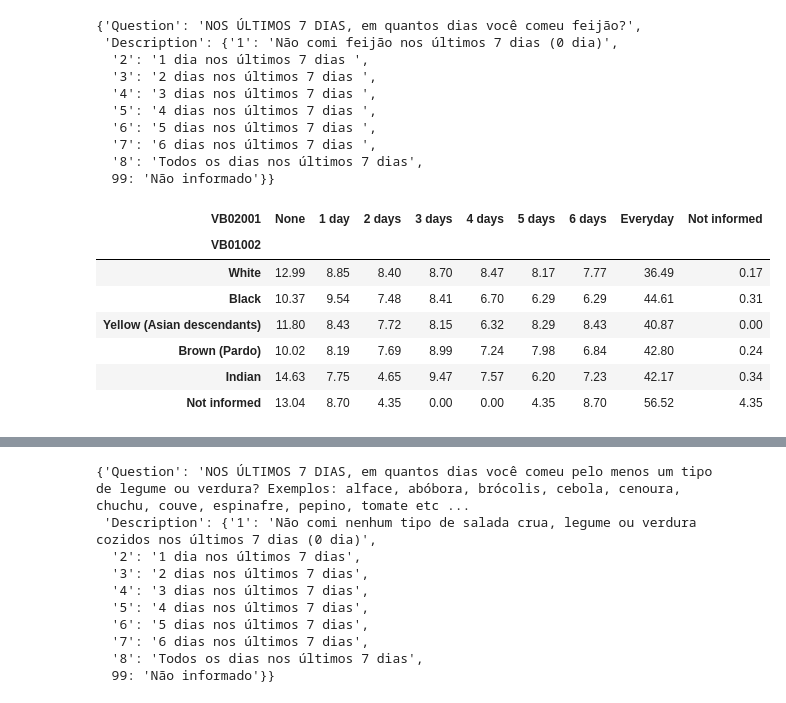
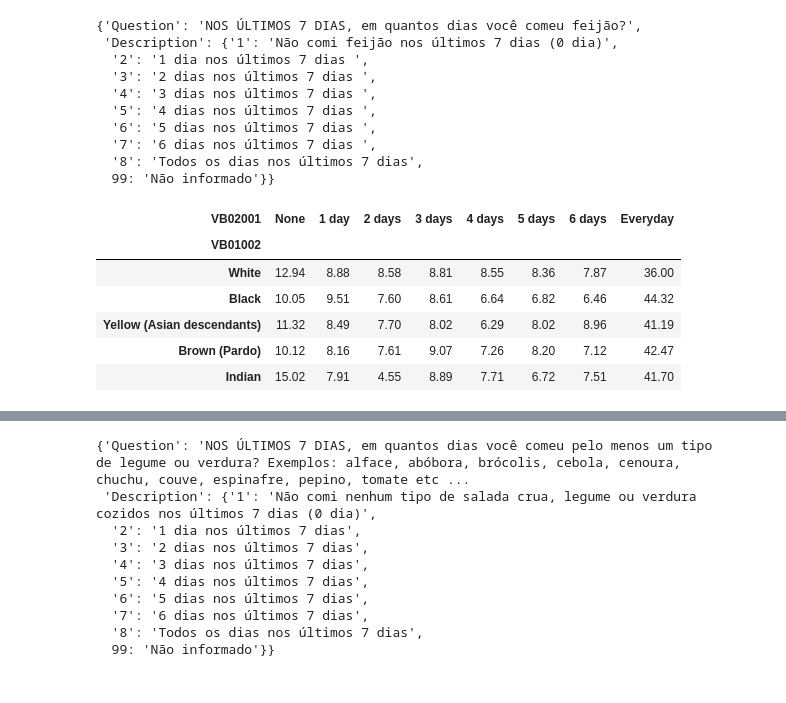
Before and after one commit to anaapbernardo/Bootcamp_DataScience, a Jupyter notebook: Module 3 - Statistics/Ana_Bernardo - Project 3.ipynb, the cells around one changed output, grey strips where cells are left out. Cells and saved outputs as stored; diff of their text form; code cells hidden in the pictures.

```diff
--- a/Module 3 - Statistics/Ana_Bernardo - Project 3.ipynb
+++ b/Module 3 - Statistics/Ana_Bernardo - Project 3.ipynb
@@ -16,20 +52,20 @@ url_data = 'https://github.com/anaapbernardo/Bootcamp_DataScience/blob/main/File
 url_dict = 'https://github.com/anaapbernardo/Bootcamp_DataScience/blob/main/Files%20-%20Bootcamp%20Data%20Science/Dicionario_PENSE_Microdados_AMOSTRA2.xls?raw=true'
 # %%
 # Reading the dataset
-df = pd.read_csv(url, sep=';', thousands='.', decimal=',')
+df = pd.read_csv(url_data, sep=';', thousands='.', decimal=',', na_values=99)
 
 # Reading the Q&A dictionary
 df_dict = pd.read_excel(url_dict)
 # %% [markdown]
 ### Dictionaries
 # %%
-dict_race = {1: 'White',
-             2: 'Black',
-             3: 'Yellow (Asian descendants)',
-             4: 'Brown (Pardo)',
-             5: 'Indian',
-             99: 'Not informed'
-            }
+dict_color = {1: 'White',
+              2: 'Black',
+              3: 'Yellow (Asian descendants)',
+              4: 'Brown (Pardo)',
+              5: 'Indian',
+              99: 'Not informed'
+             }
 # %%
 dict_answers = {1: 'None',
                 2: '1 day',
@@ -74,9 +110,11 @@ def get_question_description(colum_name) -> dict:
 
     return return_dict
 # %%
-def get_cross_frequency(question1: str, question2: str, dict1: dict, dict2: dict):
+def get_cross_frequency(dataframe: pd.DataFrame,
+                        question1: str, question2: str,
+                        dict1: dict, dict2: dict):
 
-    cross_frequency = pd.crosstab(df[question1], df[question2], normalize = 'index') * 100
+    cross_frequency = pd.crosstab(dataframe[question1], dataframe[question2], normalize = 'index') * 100
     cross_frequency.rename(index = dict1, inplace = True)
     cross_frequency.rename(columns = dict2, inplace = True)
 
@@ -83,0 +141,4 @@ def get_cross_frequency(question1: str, question2: str, dict1: dict, dict2: dict
+# %%
+# Removing all Not Informed (99 answers) that I set as NaN
+df_clean = df.dropna()
+df_clean.head()
@@ -226,15 +225,14 @@ question_beans
   '8': 'Todos os dias nos últimos 7 dias',
   99: 'Não informado'}}
 # %%
-# Beans
-eating_frequency_beans = get_cross_frequency('VB01002', 'VB02001', dict_race, dict_answers)
+# Create Frequency Table (Percentage) - Eating Beans
+eating_frequency_beans = get_cross_frequency(df_clean, 'VB01002', 'VB02001', dict_color, dict_answers)
 eating_frequency_beans
 # %% [output]
-| VB02001 | None | 1 day | 2 days | 3 days | 4 days | 5 days | 6 days | Everyday | Not informed |
-| VB01002 |  |  |  |  |  |  |  |  |  |
-| White | 12.99 | 8.85 | 8.40 | 8.70 | 8.47 | 8.17 | 7.77 | 36.49 | 0.17 |
-| Black | 10.37 | 9.54 | 7.48 | 8.41 | 6.70 | 6.29 | 6.29 | 44.61 | 0.31 |
-| Yellow (Asian descendants) | 11.80 | 8.43 | 7.72 | 8.15 | 6.32 | 8.29 | 8.43 | 40.87 | 0.00 |
-| Brown (Pardo) | 10.02 | 8.19 | 7.69 | 8.99 | 7.24 | 7.98 | 6.84 | 42.80 | 0.24 |
-| Indian | 14.63 | 7.75 | 4.65 | 9.47 | 7.57 | 6.20 | 7.23 | 42.17 | 0.34 |
-| Not informed | 13.04 | 8.70 | 4.35 | 0.00 | 0.00 | 4.35 | 8.70 | 56.52 | 4.35 |
+| VB02001 | None | 1 day | 2 days | 3 days | 4 days | 5 days | 6 days | Everyday |
+| VB01002 |  |  |  |  |  |  |  |  |
+| White | 12.94 | 8.88 | 8.58 | 8.81 | 8.55 | 8.36 | 7.87 | 36.00 |
+| Black | 10.05 | 9.51 | 7.60 | 8.61 | 6.64 | 6.82 | 6.46 | 44.32 |
+| Yellow (Asian descendants) | 11.32 | 8.49 | 7.70 | 8.02 | 6.29 | 8.02 | 8.96 | 41.19 |
+| Brown (Pardo) | 10.12 | 8.16 | 7.61 | 9.07 | 7.26 | 8.20 | 7.12 | 42.47 |
+| Indian | 15.02 | 7.91 | 4.55 | 8.89 | 7.71 | 6.72 | 7.51 | 41.70 |
```
Also changed, not shown: parts of 65 cells of this notebook.
